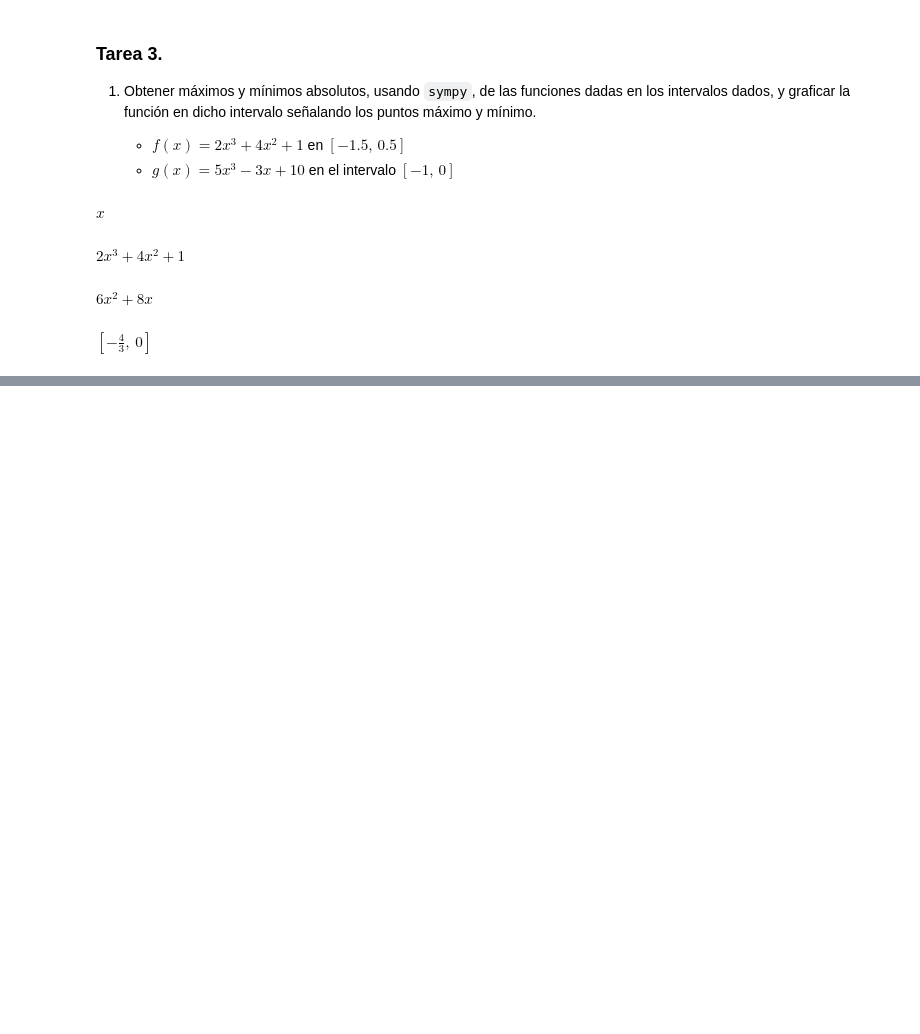
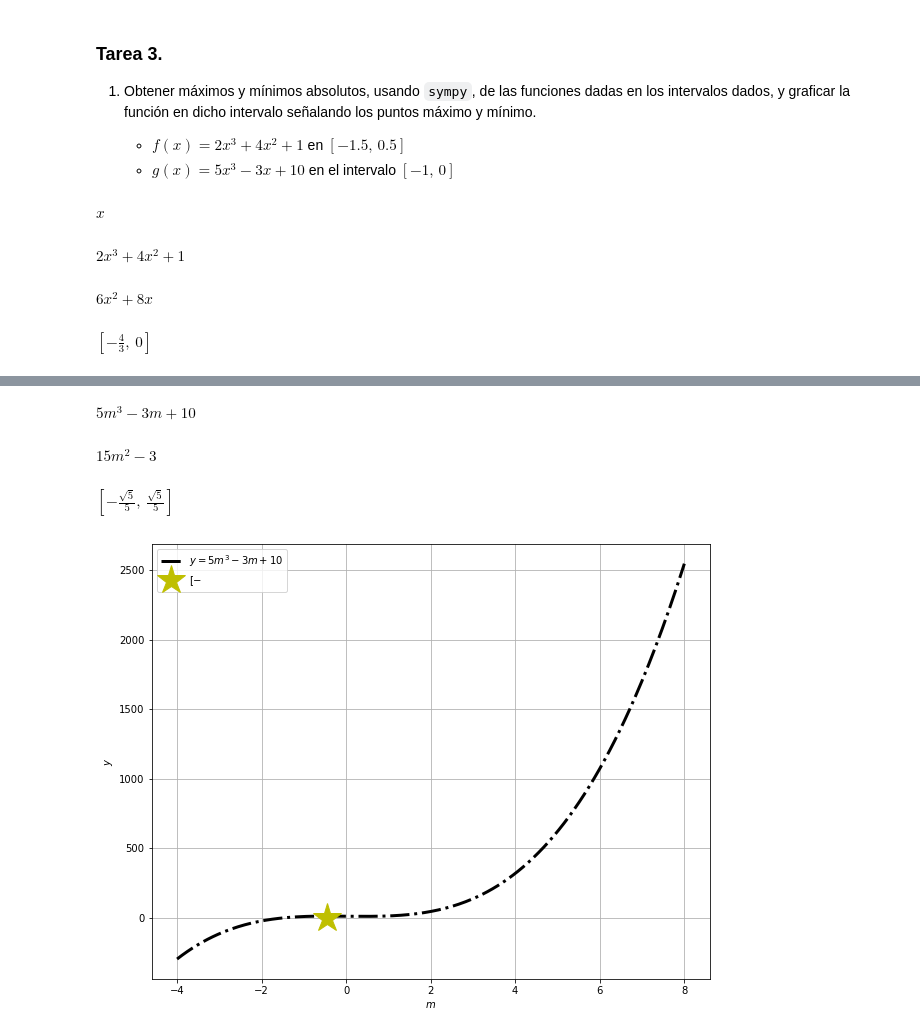
Before and after one commit to kodharius/Tarea-3, a Jupyter notebook: Tarea 3.ipynb, the cells around one changed output, grey strips where cells are left out. Cells and saved outputs as stored; diff of their text form; code cells hidden in the pictures; blank space fills up the shorter version.

```diff
--- a/Tarea 3.ipynb
+++ b/Tarea 3.ipynb
@@ -76,0 +77,43 @@ NameError: name 'sym' is not defined
+# %%
+# Declarar función f y mostrar
+f = (5*((m)**3))-(3*(m))+10
+f
+# %% [output]
+$\displaystyle 5 m^{3} - 3 m + 10$
+# %%
+# Encontrar la primera derivada de la función f
+df = sym.diff(f,m)
+df
+# %% [output]
+$\displaystyle 15 m^{2} - 3$
+# %%
+#Resolver f'(x)= 0 y mostrar punto
+mc = sym.solve(df,m)
+mc
+# %% [output]
+$\displaystyle \left[ - \frac{\sqrt{5}}{5}, \  \frac{\sqrt{5}}{5}\right]$
+# %%
+# Convertir función simbólica f a una función numérica
+fnum = sym.lambdify(m,f)
+# %%
+# Definir coordenas x
+mnum = np.linspace(-4,8,300)
+ynum = fnum(mnum)
+# %%
+# Graficar
+# Crear nueva ventana de gráficos y se da medida a la ventana
+plt.figure(figsize=(10,8))
+
+#Agregar gráficas
+plt.plot(mnum, ynum, "-.k", lw=3, label="$y=5m^3-3m+10$")
+plt.plot([-5**(1/2)/5],[5**(1/2)/5],"*y", ms=30, label="$[-\frac{sqrt{5}}{5},\frac{sqrt{5}}{5}]$")
+
+#Nombrar los ejes de la gráfica
+plt.xlabel("$m$")
+plt.ylabel("$y$")
+
+plt.grid()      # Agrega cuadrícula de fondo a la gráfica
+plt.legend(loc="best")
+plt.show()
+# %% [output]
+[figure, added]
```
Also changed, not shown: parts of 6 cells of this notebook.
